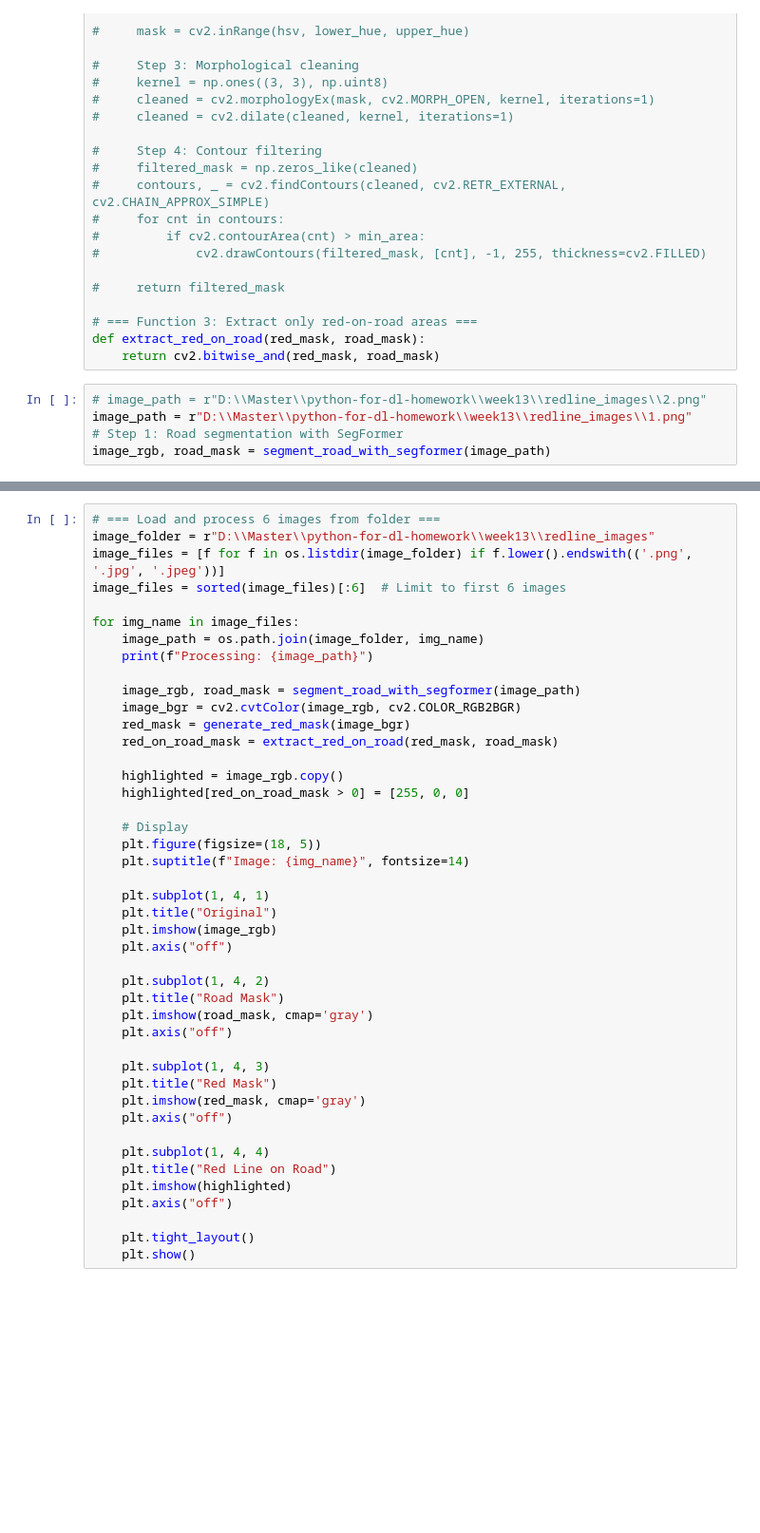
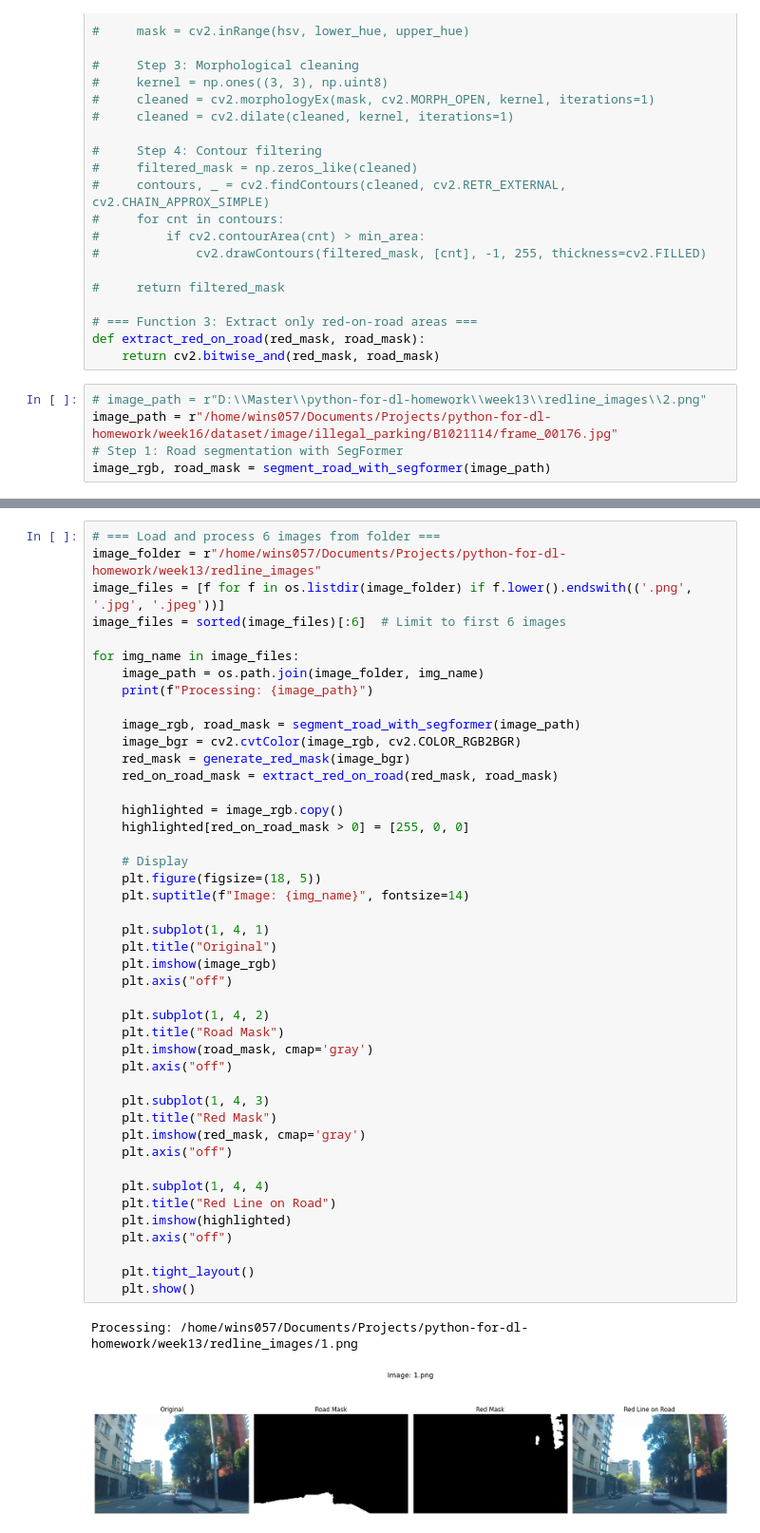
Before and after one commit to anhkhoa706/python-for-dl-homework, a Jupyter notebook: week13/segfomer_redline.ipynb, the cells around one changed output, grey strips where cells are left out. Shown at 95% size. Saved outputs shown, nothing was run; the diff lists cells and outputs as text; blank space fills up the shorter version.

```diff
--- a/week13/segfomer_redline.ipynb
+++ b/week13/segfomer_redline.ipynb
@@ -147,7 +147,7 @@ def extract_red_on_road(red_mask, road_mask):
     return cv2.bitwise_and(red_mask, road_mask)
 # %%
 # image_path = r"D:\\Master\\python-for-dl-homework\\week13\\redline_images\\2.png"
-image_path = r"D:\\Master\\python-for-dl-homework\\week13\\redline_images\\1.png"
+image_path = r"/home/wins057/Documents/Projects/python-for-dl-homework/week16/dataset/image/illegal_parking/B1021114/frame_00176.jpg"
 # Step 1: Road segmentation with SegFormer
 image_rgb, road_mask = segment_road_with_segformer(image_path)
 # %%
@@ -192,6 +194,6 @@ plt.show()
 # %%
 # === Load and process 6 images from folder ===
-image_folder = r"D:\\Master\\python-for-dl-homework\\week13\\redline_images"
+image_folder = r"/home/wins057/Documents/Projects/python-for-dl-homework/week13/redline_images"
 image_files = [f for f in os.listdir(image_folder) if f.lower().endswith(('.png', '.jpg', '.jpeg'))]
 image_files = sorted(image_files)[:6]  # Limit to first 6 images
 
@@ -206,30 +208,33 @@ for img_name in image_files:
 
     highlighted = image_rgb.copy()
     highlighted[red_on_road_mask > 0] = [255, 0, 0]
 
     # Display
     plt.figure(figsize=(18, 5))
     plt.suptitle(f"Image: {img_name}", fontsize=14)
 
     plt.subplot(1, 4, 1)
     plt.title("Original")
     plt.imshow(image_rgb)
     plt.axis("off")
 
     plt.subplot(1, 4, 2)
     plt.title("Road Mask")
     plt.imshow(road_mask, cmap='gray')
     plt.axis("off")
 
     plt.subplot(1, 4, 3)
     plt.title("Red Mask")
     plt.imshow(red_mask, cmap='gray')
     plt.axis("off")
 
     plt.subplot(1, 4, 4)
     plt.title("Red Line on Road")
     plt.imshow(highlighted)
     plt.axis("off")
 
     plt.tight_layout()
     plt.show()
+# %% [output]
+Processing: /home/wins057/Documents/Projects/python-for-dl-homework/week13/redline_images/1.png
+[figure, added]
```
Also changed, not shown: parts of 2 cells of this notebook, 8 other files.
